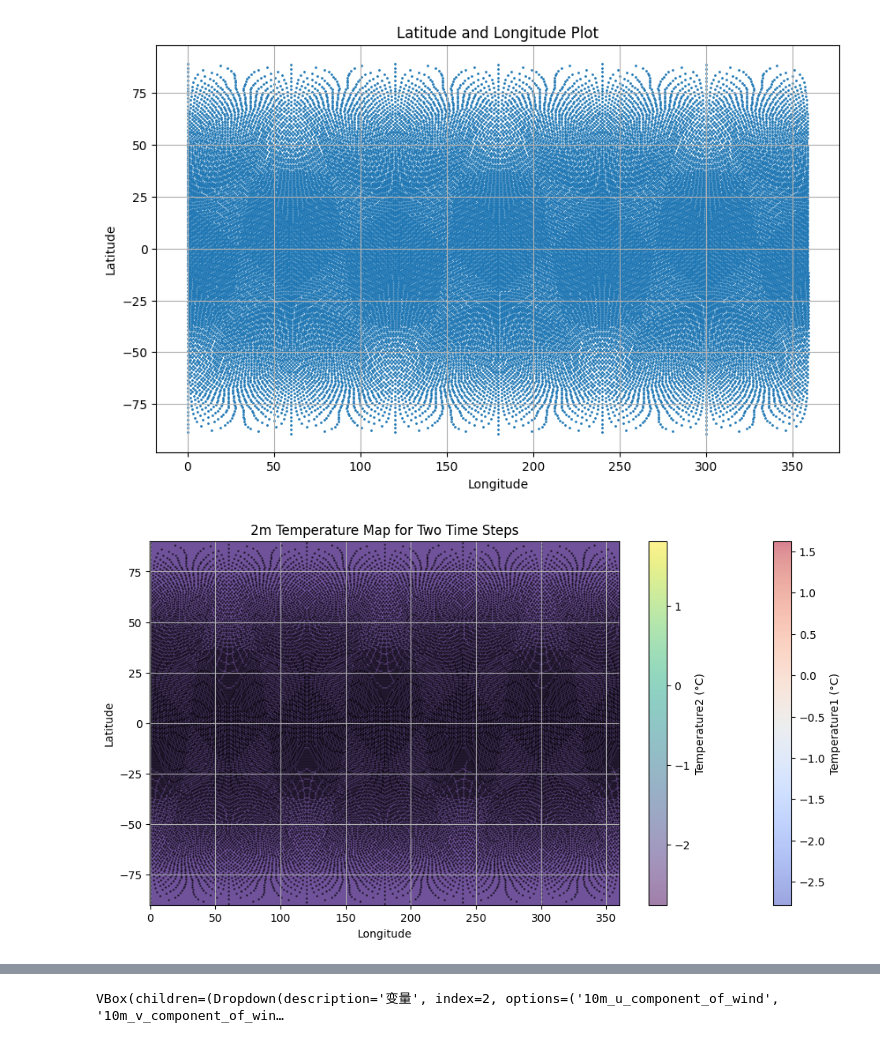
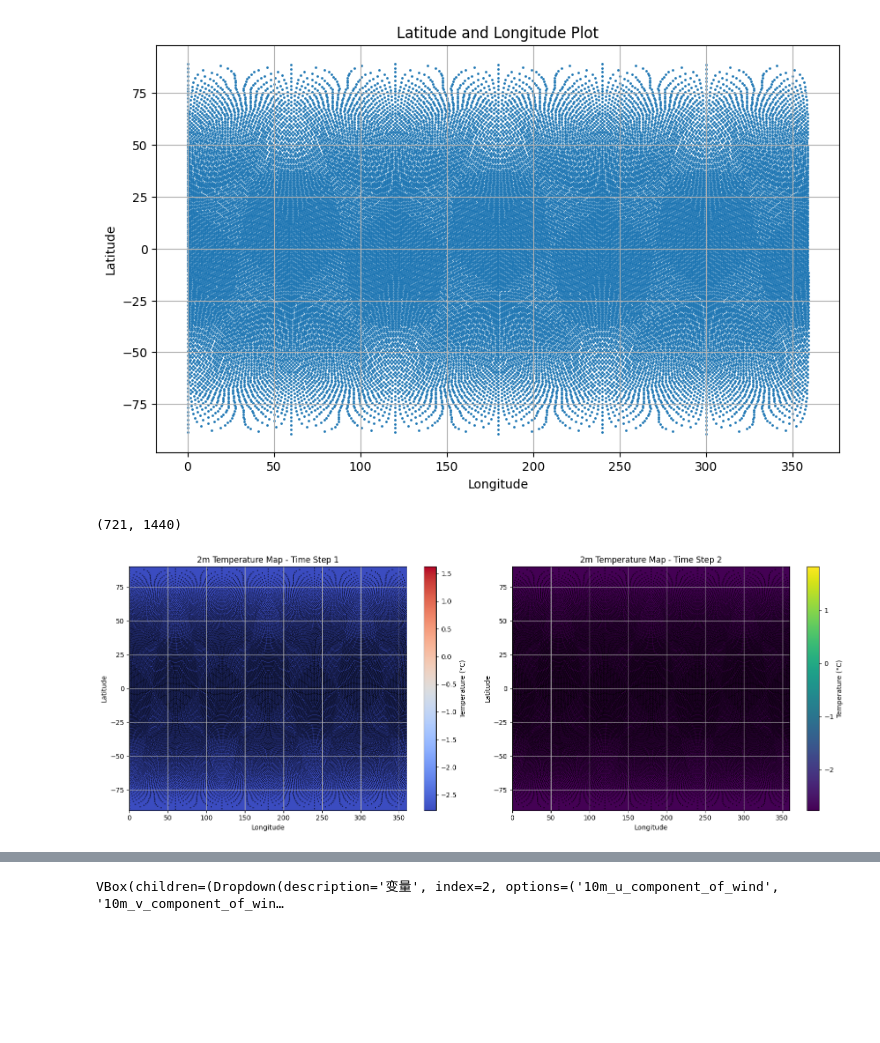
Before and after one commit to PiuQiuPiaQia/gnn-vis, a Jupyter notebook: GraphCast/graphcast-main/plt-graph.ipynb, the cells around one changed output, grey strips where cells are left out. Saved outputs shown, nothing was run; the diff lists cells and outputs as text; code cells hidden in the pictures; blank space fills up the shorter version.

```diff
--- a/GraphCast/graphcast-main/plt-graph.ipynb
+++ b/GraphCast/graphcast-main/plt-graph.ipynb
@@ -138,43 +287,53 @@ plt.show()
 # %%
 import matplotlib.pyplot as plt
 import numpy as np
 
 # 假设数据形状为 (time, lat, lon)，比如 (2, 721, 1440)
 # 获取经纬度和温度数据
 latitudes = inputs['lat'].values  # 纬度 (721,)
 longitudes = inputs['lon'].values  # 经度 (1440,)
-# print(inputs['2m_temperature'])
 temperature_data_time1 = inputs['2m_temperature'].values[0, 0]  # 第一个时间步的温度数据 (721, 1440)
 temperature_data_time2 = inputs['2m_temperature'].values[0, 1]  # 第二个时间步的温度数据 (721, 1440)
+
+print(temperature_data_time1.shape)
+
+# 假设 _mesh_nodes_lon 和 _mesh_nodes_lat 是散点图的经纬度数据
+# _mesh_nodes_lon = ...  # 填充你的经度数据
+# _mesh_nodes_lat = ...  # 填充你的纬度数据
 
 # 使用 np.meshgrid 生成经纬度网格
 lon_grid, lat_grid = np.meshgrid(longitudes, latitudes)
 
-# 创建图形
-plt.figure(figsize=(12, 6))
+# 创建图形，1 行 2 列的子图布局
+fig, axes = plt.subplots(1, 2, figsize=(16, 6))
 
-# 绘制第一个时间步的温度图
-mesh1 = plt.pcolormesh(lon_grid, lat_grid, temperature_data_time1, cmap='coolwarm', shading='auto', alpha=0.5)
+# 绘制第一个时间步的温度图（第一个子图）
+mesh1 = axes[0].pcolormesh(lon_grid, lat_grid, temperature_data_time1, cmap='coolwarm', shading='auto')
+axes[0].set_title('2m Temperature Map - Time Step 1')
+axes[0].set_xlabel('Longitude')
+axes[0].set_ylabel('Latitude')
+axes[0].grid(True)
+fig.colorbar(mesh1, ax=axes[0], label='Temperature (°C)')
 
-# 绘制第二个时间步的温度图（与第一个温度图重叠）
-mesh2 = plt.pcolormesh(lon_grid, lat_grid, temperature_data_time2, cmap='viridis', shading='auto', alpha=0.5)
+# 在第一个时间步的温度图上叠加散点图
+axes[0].scatter(_mesh_nodes_lon, _mesh_nodes_lat, s=1, c='black', label='Mesh Nodes', alpha=0.5)
 
-# 在图上添加散点图
-plt.scatter(_mesh_nodes_lon, _mesh_nodes_lat, s=1, c='black', label='Mesh Nodes', alpha=0.5)
+# 绘制第二个时间步的温度图（第二个子图）
+mesh2 = axes[1].pcolormesh(lon_grid, lat_grid, temperature_data_time2, cmap='viridis', shading='auto')
+axes[1].set_title('2m Temperature Map - Time Step 2')
+axes[1].set_xlabel('Longitude')
+axes[1].set_ylabel('Latitude')
+axes[1].grid(True)
+fig.colorbar(mesh2, ax=axes[1], label='Temperature (°C)')
 
-# 添加色条
-plt.colorbar(mesh1, label='Temperature1 (°C)')
-plt.colorbar(mesh2, label='Temperature2 (°C)')
+# 在第二个时间步的温度图上叠加散点图
+axes[1].scatter(_mesh_nodes_lon, _mesh_nodes_lat, s=1, c='black', label='Mesh Nodes', alpha=0.5)
 
-# 添加标题和坐标轴标签
-plt.title('2m Temperature Map for Two Time Steps')
-plt.xlabel('Longitude')
-plt.ylabel('Latitude')
-
-# 添加经纬度网格线
-plt.grid(True)
+# 调整子图之间的间距
+plt.tight_layout()
 
 # 显示图像
 plt.show()
 # %% [output]
+(721, 1440)
-[figure, old version]
+[figure, new version]
```
Also changed, not shown: parts of 14 cells of this notebook.
